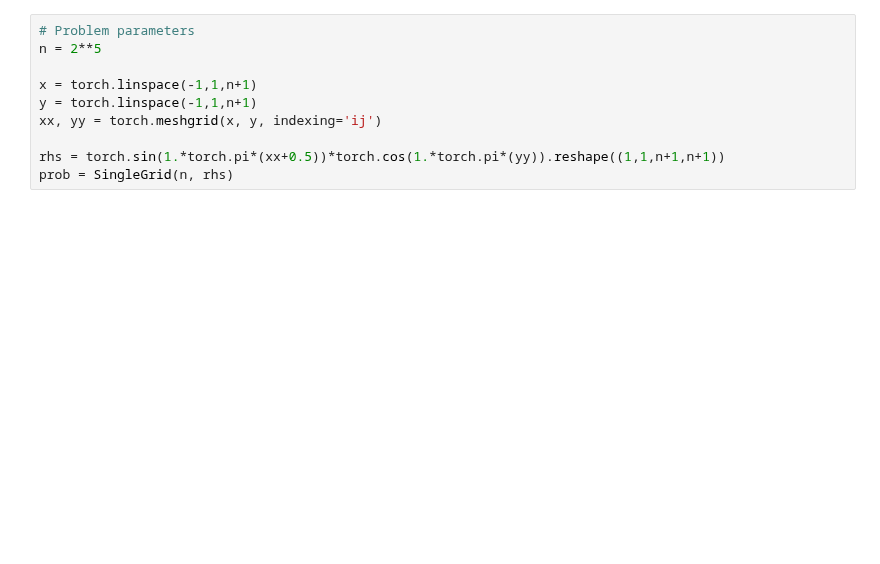
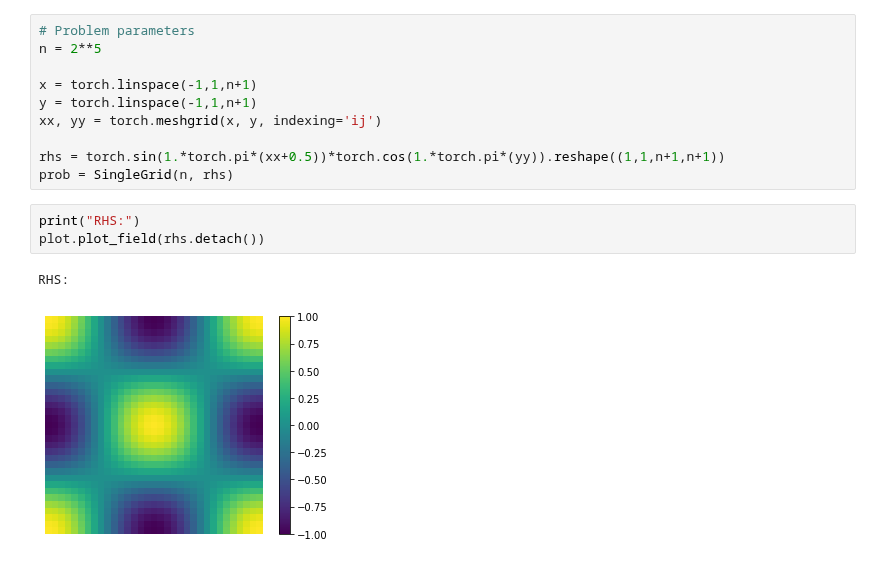
Before and after one commit to longfish/Multigrid-FEANet, a Jupyter notebook: FEANet-periodic.ipynb, the cells around one changed output. Drawn from its saved outputs; the diff is of its cells as text; blank space fills up the shorter version.

```diff
--- a/FEANet-periodic.ipynb
+++ b/FEANet-periodic.ipynb
@@ -128,5 +118,11 @@ xx, yy = torch.meshgrid(x, y, indexing='ij')
 
 rhs = torch.sin(1.*torch.pi*(xx+0.5))*torch.cos(1.*torch.pi*(yy)).reshape((1,1,n+1,n+1))
 prob = SingleGrid(n, rhs)
+# %%
+print("RHS:")
+plot.plot_field(rhs.detach())
+# %% [output]
+RHS:
+[figure, added]
 # %%
 EPS = 1e-6
```
Also changed, not shown: parts of 4 cells of this notebook, 1 other file.
